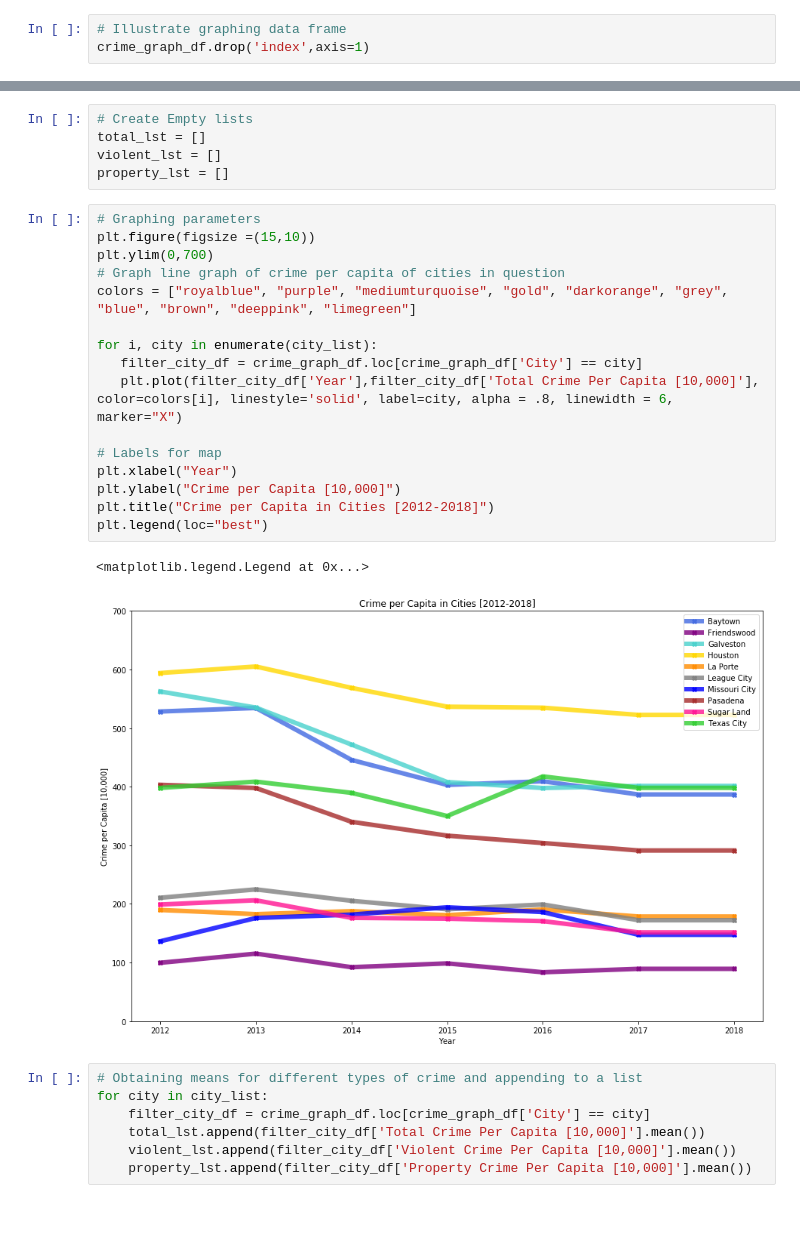
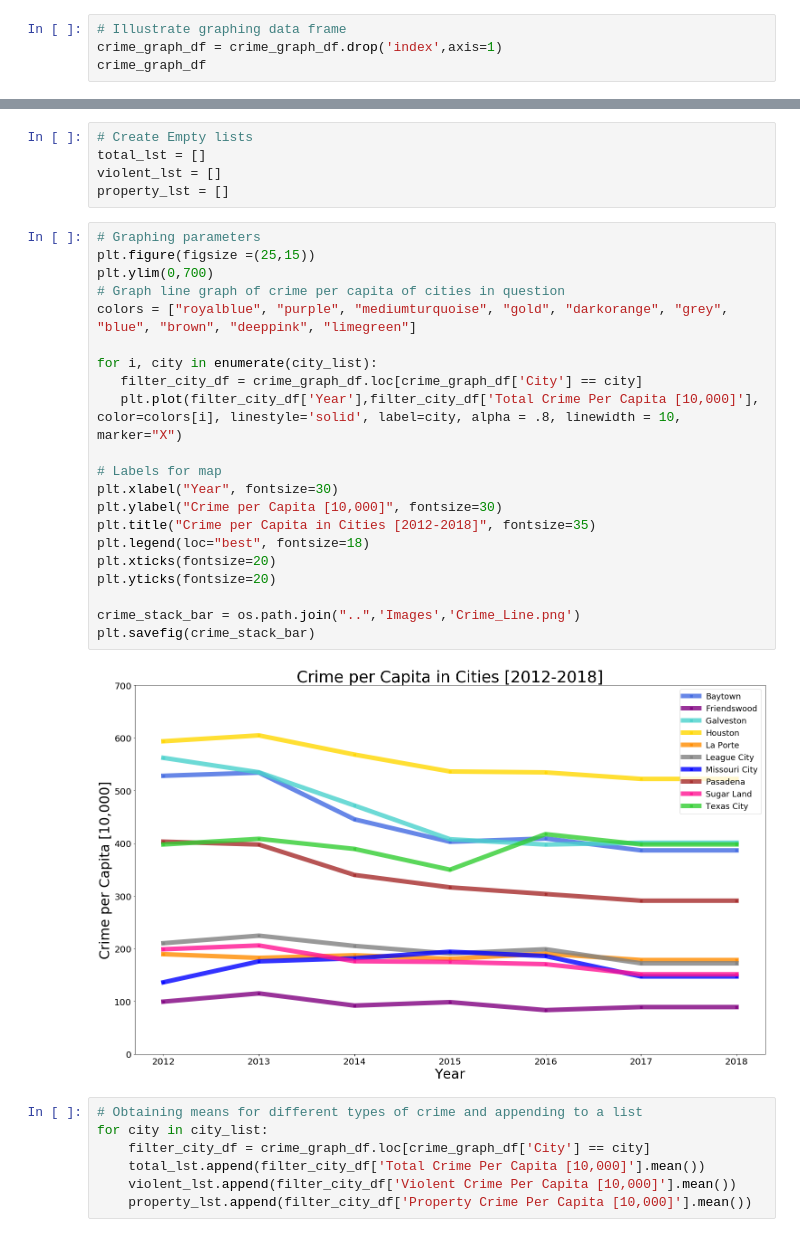
Before and after one commit to andresocorro/project_1, a Jupyter notebook: src_files/CrimeData.ipynb, the cells around one changed output, grey strips where cells are left out. Drawn from its saved outputs; the diff is of its cells as text.

```diff
--- a/src_files/CrimeData.ipynb
+++ b/src_files/CrimeData.ipynb
@@ -136,5 +136,6 @@ crime_graph_df = crime_df[['City','Year','Population','Violent Crime', 'Property
 crime_graph_df["Total Crime"] = crime_graph_df['Violent Crime'] + crime_graph_df['Property Crime']
 # %%
 # Illustrate graphing data frame
-crime_graph_df.drop('index',axis=1)
+crime_graph_df = crime_graph_df.drop('index',axis=1)
+crime_graph_df
 # %% [output]
@@ -205,23 +206,27 @@ violent_lst = []
 property_lst = []
 # %%
 # Graphing parameters
-plt.figure(figsize =(15,10))
+plt.figure(figsize =(25,15))
 plt.ylim(0,700)
 # Graph line graph of crime per capita of cities in question
 colors = ["royalblue", "purple", "mediumturquoise", "gold", "darkorange", "grey", "blue", "brown", "deeppink", "limegreen"]
 
 for i, city in enumerate(city_list):
    filter_city_df = crime_graph_df.loc[crime_graph_df['City'] == city]
-   plt.plot(filter_city_df['Year'],filter_city_df['Total Crime Per Capita [10,000]'], color=colors[i], linestyle='solid', label=city, alpha = .8, linewidth = 6, marker="X")
+   plt.plot(filter_city_df['Year'],filter_city_df['Total Crime Per Capita [10,000]'], color=colors[i], linestyle='solid', label=city, alpha = .8, linewidth = 10, marker="X")
 
 # Labels for map
-plt.xlabel("Year")
-plt.ylabel("Crime per Capita [10,000]")
-plt.title("Crime per Capita in Cities [2012-2018]")
-plt.legend(loc="best")
+plt.xlabel("Year", fontsize=30)
+plt.ylabel("Crime per Capita [10,000]", fontsize=30)
+plt.title("Crime per Capita in Cities [2012-2018]", fontsize=35)
+plt.legend(loc="best", fontsize=18)
+plt.xticks(fontsize=20)
+plt.yticks(fontsize=20)
+
+crime_stack_bar = os.path.join("..",'Images','Crime_Line.png')
+plt.savefig(crime_stack_bar)
 # %% [output]
-<matplotlib.legend.Legend at 0x...>
-[figure, old version]
+[figure, new version]
 # %%
 # Obtaining means for different types of crime and appending to a list
 for city in city_list:
```
Also changed, not shown: parts of 8 cells of this notebook, 2 other files.
